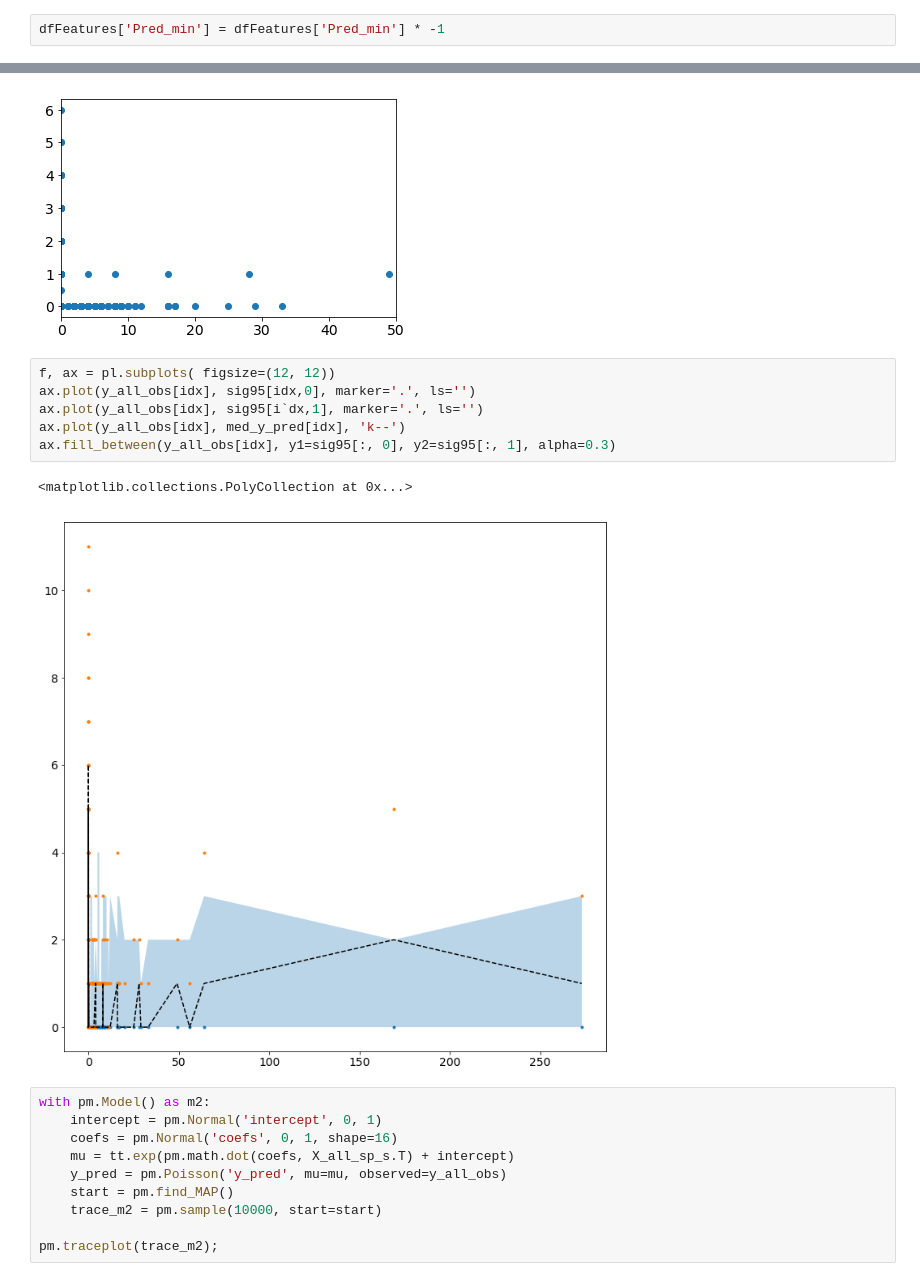
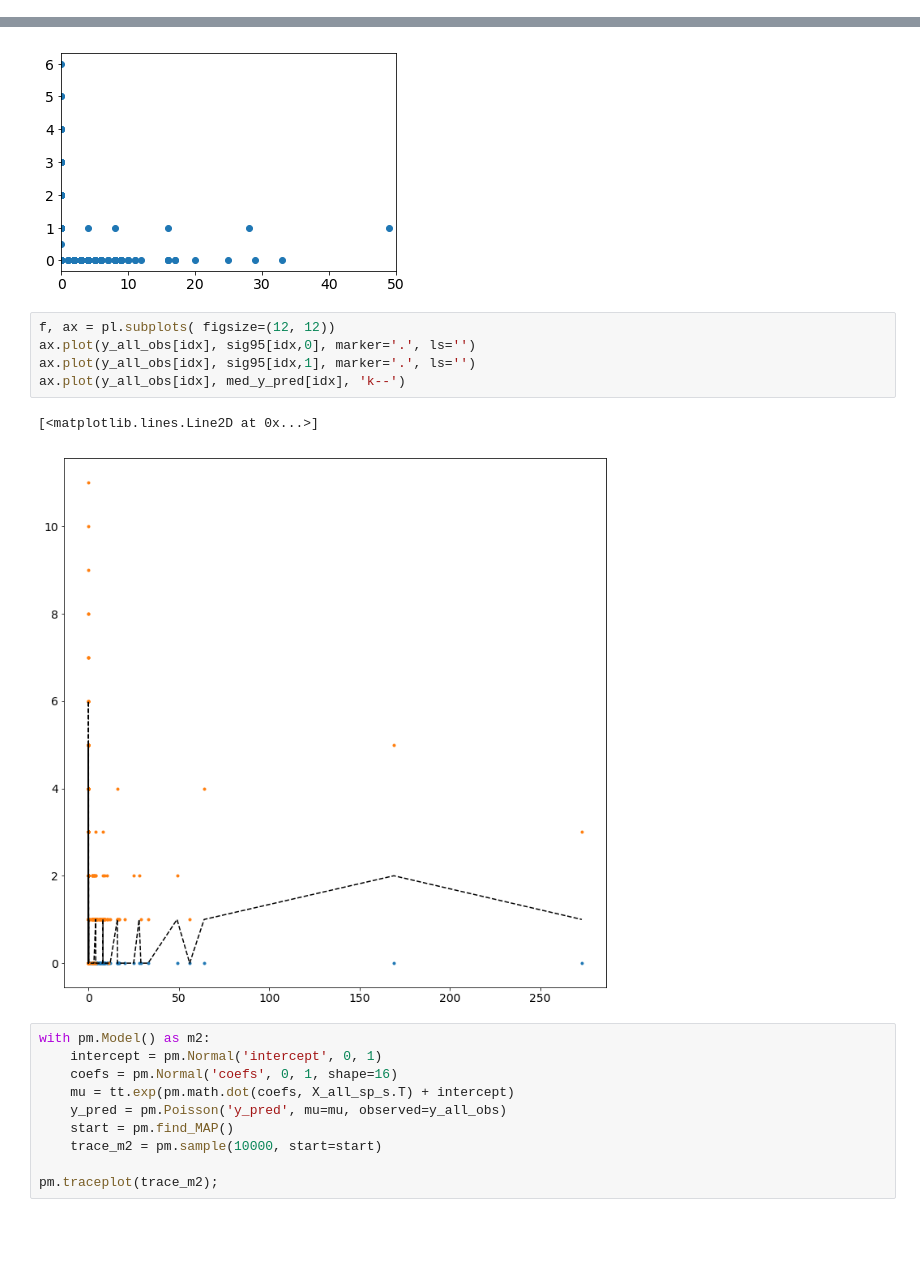
Before and after one commit to madHatter106/beaching, a Jupyter notebook: V2_1709/ML_Poisson_1.ipynb, the cells around one changed output, grey strips where cells are left out. Drawn from its saved outputs; the diff is of its cells as text; blank space fills up the shorter version.

```diff
--- a/V2_1709/ML_Poisson_1.ipynb
+++ b/V2_1709/ML_Poisson_1.ipynb
@@ -60,5 +61,3 @@ dfFeatures.drop(['ampDiff_min','vel_min', 'vel_min', 'move_min',
                  'ampDiff_med','vel_med', 'vel_med', 'move_med', 'Pred_med',
                  'ampDiff_std','vel_std', 'vel_std', 'move_std', 'Pred_std'
                 ], axis=1, inplace=True)
-# %%
-dfFeatures['Pred_min'] = dfFeatures['Pred_min'] * -1
@@ -164,12 +164,11 @@ pl.xlim((0, 50))
 # %%
 f, ax = pl.subplots( figsize=(12, 12))
 ax.plot(y_all_obs[idx], sig95[idx,0], marker='.', ls='')
-ax.plot(y_all_obs[idx], sig95[i`dx,1], marker='.', ls='')
+ax.plot(y_all_obs[idx], sig95[idx,1], marker='.', ls='')
 ax.plot(y_all_obs[idx], med_y_pred[idx], 'k--')
-ax.fill_between(y_all_obs[idx], y1=sig95[:, 0], y2=sig95[:, 1], alpha=0.3)
 # %% [output]
-<matplotlib.collections.PolyCollection at 0x...>
+[<matplotlib.lines.Line2D at 0x...>]
-[figure, old version]
+[figure, new version]
 # %%
 with pm.Model() as m2:
     intercept = pm.Normal('intercept', 0, 1)
```
Also changed, not shown: parts of 20 cells of this notebook, 1 other file.
